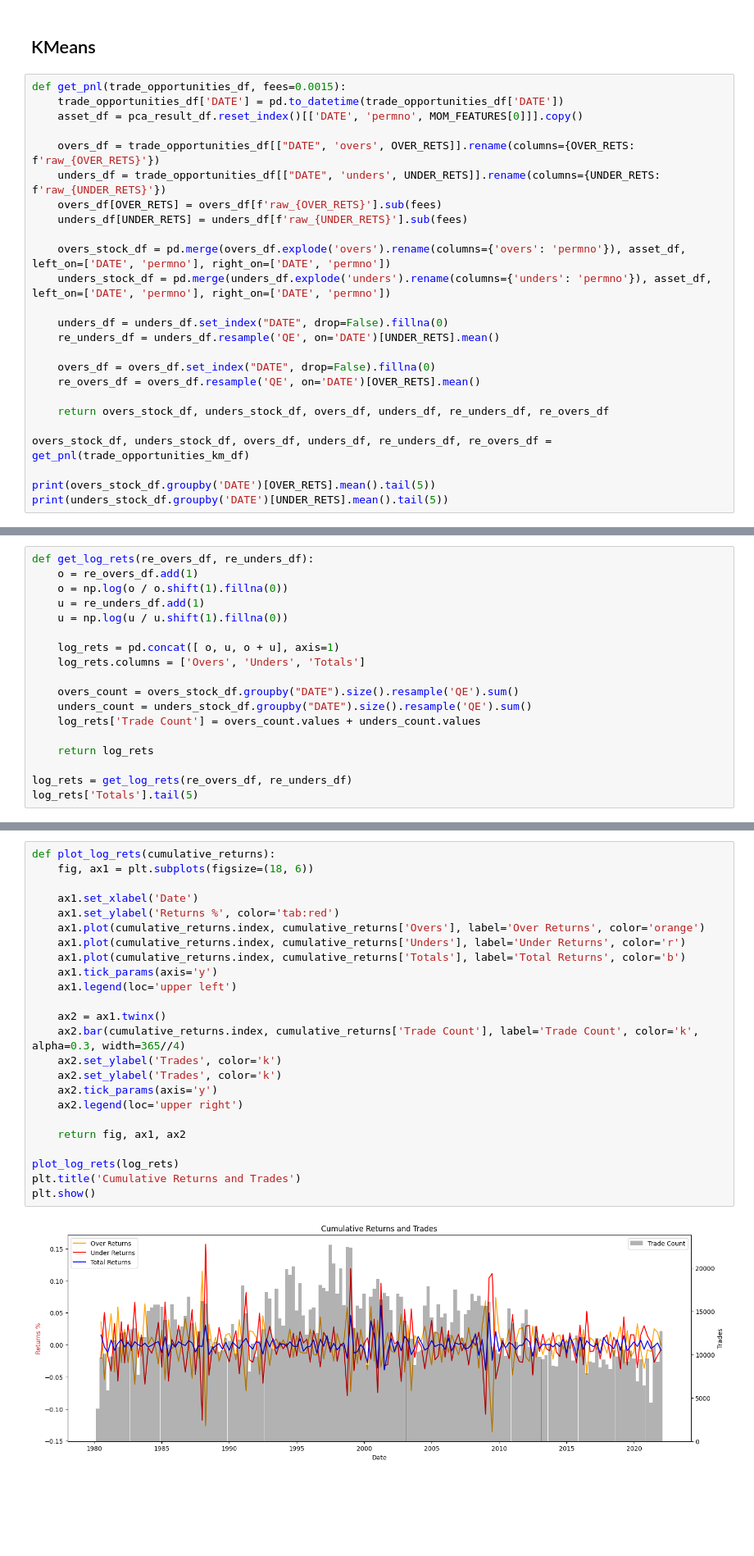
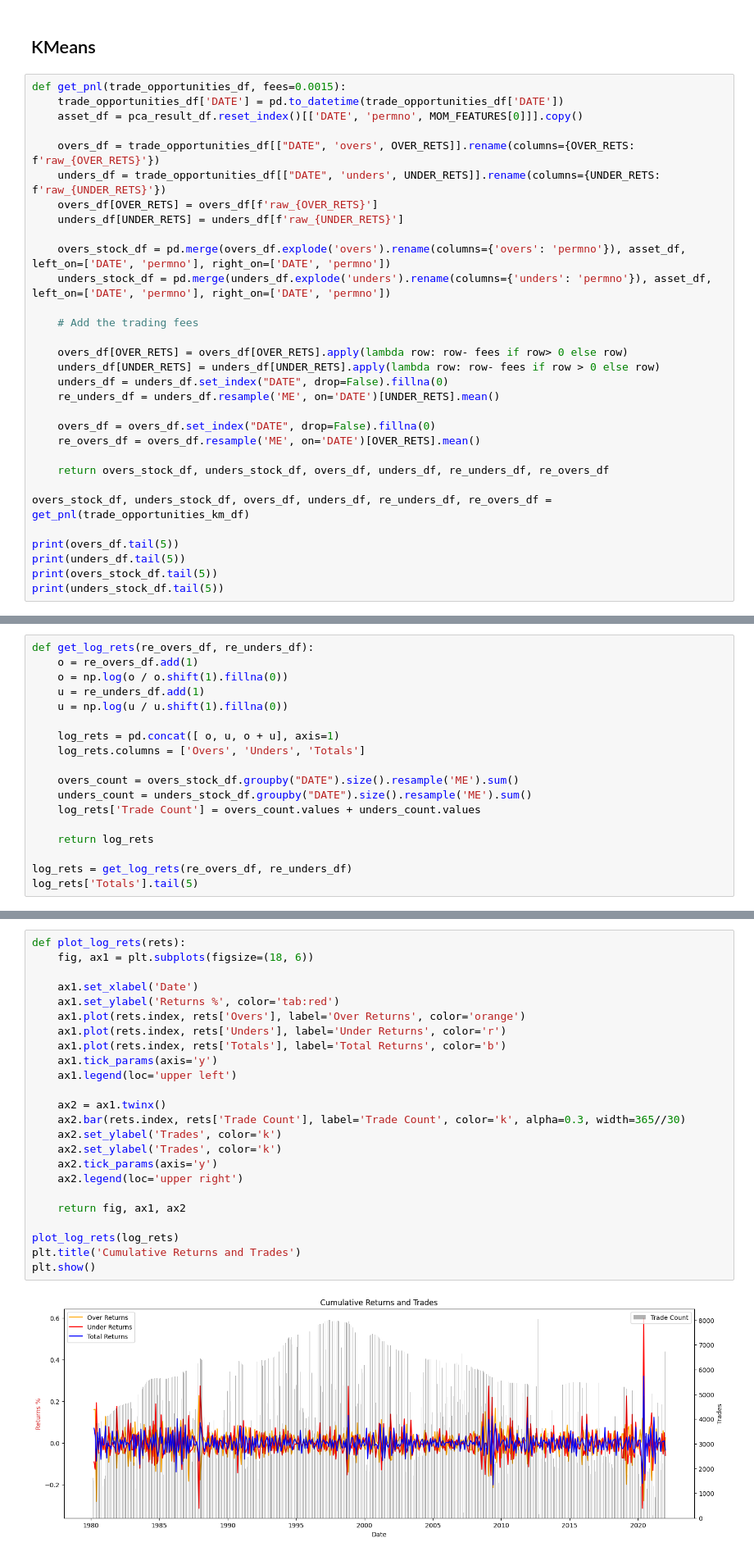
Before and after one commit to adamd1985/pairs_trading_unsupervised_learning, a Jupyter notebook: pairs_unsupervised.ipynb, the cells around one changed output, grey strips where cells are left out. Shown at 82% size. Saved outputs shown, nothing was run; the diff lists cells and outputs as text; blank space fills up the shorter version.

```diff
--- a/pairs_unsupervised.ipynb
+++ b/pairs_unsupervised.ipynb
@@ -784,22 +784,28 @@ def get_pnl(trade_opportunities_df, fees=0.0015):
 
     overs_df = trade_opportunities_df[["DATE", 'overs', OVER_RETS]].rename(columns={OVER_RETS: f'raw_{OVER_RETS}'})
     unders_df = trade_opportunities_df[["DATE", 'unders', UNDER_RETS]].rename(columns={UNDER_RETS: f'raw_{UNDER_RETS}'})
-    overs_df[OVER_RETS] = overs_df[f'raw_{OVER_RETS}'].sub(fees)
-    unders_df[UNDER_RETS] = unders_df[f'raw_{UNDER_RETS}'].sub(fees)
+    overs_df[OVER_RETS] = overs_df[f'raw_{OVER_RETS}']
+    unders_df[UNDER_RETS] = unders_df[f'raw_{UNDER_RETS}']
 
     overs_stock_df = pd.merge(overs_df.explode('overs').rename(columns={'overs': 'permno'}), asset_df, left_on=['DATE', 'permno'], right_on=['DATE', 'permno'])
     unders_stock_df = pd.merge(unders_df.explode('unders').rename(columns={'unders': 'permno'}), asset_df, left_on=['DATE', 'permno'], right_on=['DATE', 'permno'])
 
+    # Add the trading fees
+
+    overs_df[OVER_RETS] = overs_df[OVER_RETS].apply(lambda row: row- fees if row> 0 else row)
+    unders_df[UNDER_RETS] = unders_df[UNDER_RETS].apply(lambda row: row- fees if row > 0 else row)
     unders_df = unders_df.set_index("DATE", drop=False).fillna(0)
-    re_unders_df = unders_df.resample('QE', on='DATE')[UNDER_RETS].mean()
+    re_unders_df = unders_df.resample('ME', on='DATE')[UNDER_RETS].mean()
 
     overs_df = overs_df.set_index("DATE", drop=False).fillna(0)
-    re_overs_df = overs_df.resample('QE', on='DATE')[OVER_RETS].mean()
+    re_overs_df = overs_df.resample('ME', on='DATE')[OVER_RETS].mean()
 
     return overs_stock_df, unders_stock_df, overs_df, unders_df, re_unders_df, re_overs_df
 
 overs_stock_df, unders_stock_df, overs_df, unders_df, re_unders_df, re_overs_df = get_pnl(trade_opportunities_km_df)
 
-print(overs_stock_df.groupby('DATE')[OVER_RETS].mean().tail(5))
-print(unders_stock_df.groupby('DATE')[UNDER_RETS].mean().tail(5))
+print(overs_df.tail(5))
+print(unders_df.tail(5))
+print(overs_stock_df.tail(5))
+print(unders_stock_df.tail(5))
 # %% [output]
@@ -848,8 +873,8 @@ def get_log_rets(re_overs_df, re_unders_df):
     log_rets = pd.concat([ o, u, o + u], axis=1)
     log_rets.columns = ['Overs', 'Unders', 'Totals']
 
-    overs_count = overs_stock_df.groupby("DATE").size().resample('QE').sum()
-    unders_count = unders_stock_df.groupby("DATE").size().resample('QE').sum()
+    overs_count = overs_stock_df.groupby("DATE").size().resample('ME').sum()
+    unders_count = unders_stock_df.groupby("DATE").size().resample('ME').sum()
     log_rets['Trade Count'] = overs_count.values + unders_count.values
 
     return log_rets
@@ -867,29 +892,29 @@ Freq: QE-DEC, Name: Totals, dtype: float64
 # %%
-def plot_log_rets(cumulative_returns):
+def plot_log_rets(rets):
     fig, ax1 = plt.subplots(figsize=(18, 6))
 
     ax1.set_xlabel('Date')
     ax1.set_ylabel('Returns %', color='tab:red')
-    ax1.plot(cumulative_returns.index, cumulative_returns['Overs'], label='Over Returns', color='orange')
-    ax1.plot(cumulative_returns.index, cumulative_returns['Unders'], label='Under Returns', color='r')
-    ax1.plot(cumulative_returns.index, cumulative_returns['Totals'], label='Total Returns', color='b')
+    ax1.plot(rets.index, rets['Overs'], label='Over Returns', color='orange')
+    ax1.plot(rets.index, rets['Unders'], label='Under Returns', color='r')
+    ax1.plot(rets.index, rets['Totals'], label='Total Returns', color='b')
     ax1.tick_params(axis='y')
     ax1.legend(loc='upper left')
 
     ax2 = ax1.twinx()
-    ax2.bar(cumulative_returns.index, cumulative_returns['Trade Count'], label='Trade Count', color='k', alpha=0.3, width=365//4)
+    ax2.bar(rets.index, rets['Trade Count'], label='Trade Count', color='k', alpha=0.3, width=365//30)
     ax2.set_ylabel('Trades', color='k')
     ax2.set_ylabel('Trades', color='k')
     ax2.tick_params(axis='y')
     ax2.legend(loc='upper right')
 
     return fig, ax1, ax2
 
 plot_log_rets(log_rets)
 plt.title('Cumulative Returns and Trades')
 plt.show()
 # %% [output]
-[figure, old version]
+[figure, new version]
 # %%
 from scipy.stats import skew, kurtosis
 
```
Also changed, not shown: parts of 19 cells of this notebook.
